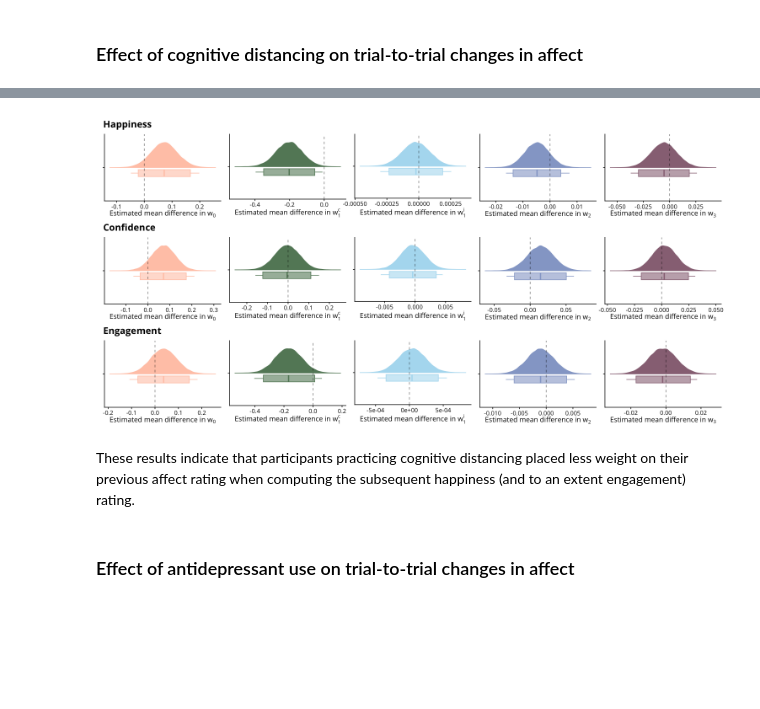
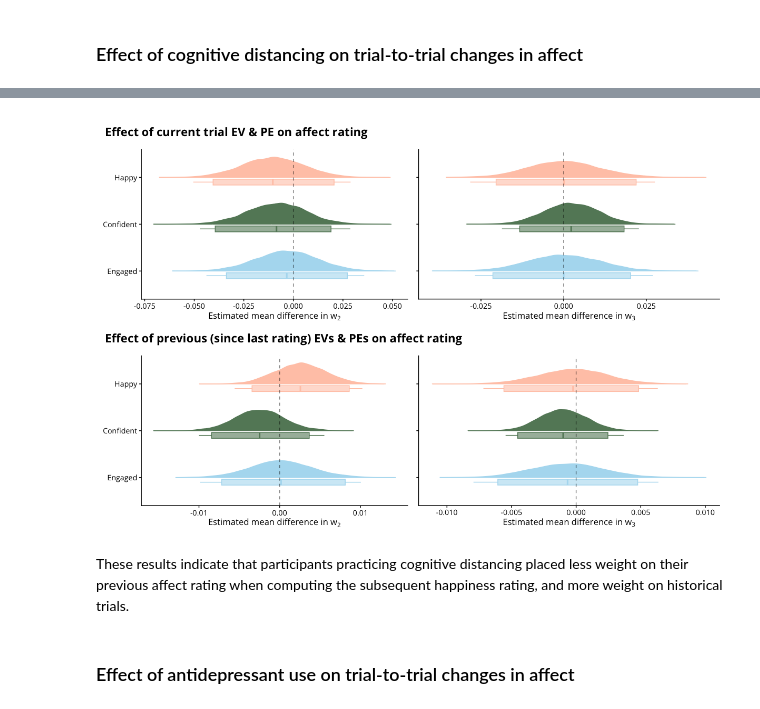
Before and after one commit to qdercon/pstpipeline, a Jupyter notebook: notebooks/affect_main_results.ipynb, the cells around one changed output, grey strips where cells are left out. Cells and saved outputs as stored; diff of their text form; code cells hidden in the pictures; blank space fills up the shorter version.

```diff
--- a/notebooks/affect_main_results.ipynb
+++ b/notebooks/affect_main_results.ipynb
@@ -1968,8 +1824,0 @@ pars_cm |>
-# %%
-%%R
-# extract posterior predictions
-fits <- list()
-for (adj in c("happy", "confident", "engaged")) {
-    fits[[adj]] <- pstpipeline::get_affect_ppc(draws_ls_cm, raw_df_cm, adj = adj)
-}
-saveRDS(fits, "outputs/cmdstan/affect_2a/fit_dfs_cond_5wt_vb.RDS")
@@ -2025,2 +2062,10 @@ Notably, the predictive accuracy of this model is better than the winning non-co
+# %%
+%%R
+glmms <- list()
+glmms$distanced <- data.table::rbindlist(glmm_feff_distanced)
+glmms$antidepressant <- data.table::rbindlist(glmm_feff_antidep[lengths(glmm_feff_antidep) == 10])
+glmms$antidepressant_ad <- data.table::rbindlist(glmm_feff_antidep[lengths(glmm_feff_antidep) == 11])
+
+saveRDS(glmms, "outputs/cmdstan/affect_2a/all/model_fits/delta_model/glmms.RDS")
 # %% [markdown]
 ### Effect of cognitive distancing on trial-to-trial changes in affect
@@ -2124,24 +2072,27 @@ Total execution time: 1.1 seconds.
-# %%
-%%R -w 15 -h 7.5 --units in -r 100
-
-dist_plt_happy <- pstpipeline::plot_glm(
-  dist_cond_models$happy, plot_var = "distanced", font = "Open Sans",
-  font_size = 12, pal = pal, ovrll_title = "Happiness"
-)
-dist_plt_conf <- pstpipeline::plot_glm(
-  dist_cond_models$confident, plot_var = "distanced", font = "Open Sans",
-  font_size = 12, pal = pal, ovrll_title = "Confidence"
-)
-dist_plt_bored <- pstpipeline::plot_glm(
-  dist_cond_models$engaged, plot_var = "distanced", font = "Open Sans",
-  font_size = 12, pal = pal, ovrll_title = "Engagement"
-)
-
-dist_plt_happy / dist_plt_conf / dist_plt_bored
-# %% [output]
-[figure, removed]
+# %%
+%%R -w 12 -h 8 --units in -r 100
+library(patchwork)
+
+glmm_plts <- list()
+glmm_plts$distanced <- list()
+glmm_plts$distanced$main_eff <- pstpipeline::plot_glm(
+  glmms$distanced, plot_var = "b_distancedTRUE", grp = "adj",
+  grp_labs = c("Engaged", "Confident", "Happy"),
+  fclr = "adj", font = "Open Sans", font_size = 12, pal = pal,
+  ovrll_title = "Effect of current trial EV & PE on affect rating"
+)
+glmm_plts$distanced$int_eff <- pstpipeline::plot_glm(
+  glmms$distanced, plot_var = "b_distancedTRUE:outc_lag", grp = "adj",
+  grp_labs = c("Engaged", "Confident", "Happy"),
+  fclr = "adj", font = "Open Sans", font_size = 12, pal = pal,
+  ovrll_title = "Effect of previous (since last rating) EVs & PEs on affect rating"
+)
+
+glmm_plts$distanced$main_eff / glmm_plts$distanced$int_eff
+# %% [output]
+[figure, added]
 # %% [markdown]
-These results indicate that participants practicing cognitive distancing placed less weight on their previous affect rating when computing the subsequent happiness (and to an extent engagement) rating.
+These results indicate that participants practicing cognitive distancing placed less weight on their previous affect rating when computing the subsequent happiness rating, and more weight on historical trials.
 # %% [markdown]
 ### Effect of antidepressant use on trial-to-trial changes in affect
 # %% [markdown]
```
Also changed, not shown: parts of 21 cells of this notebook, 34 other files.
